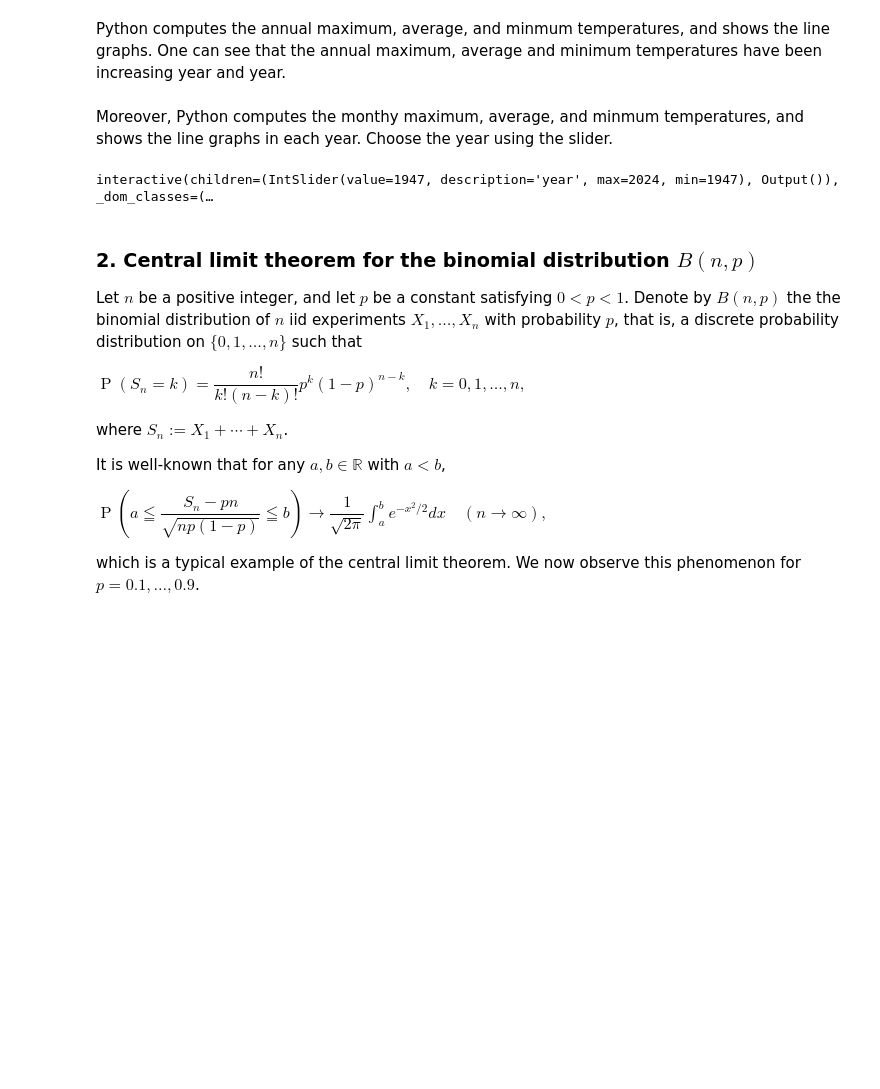
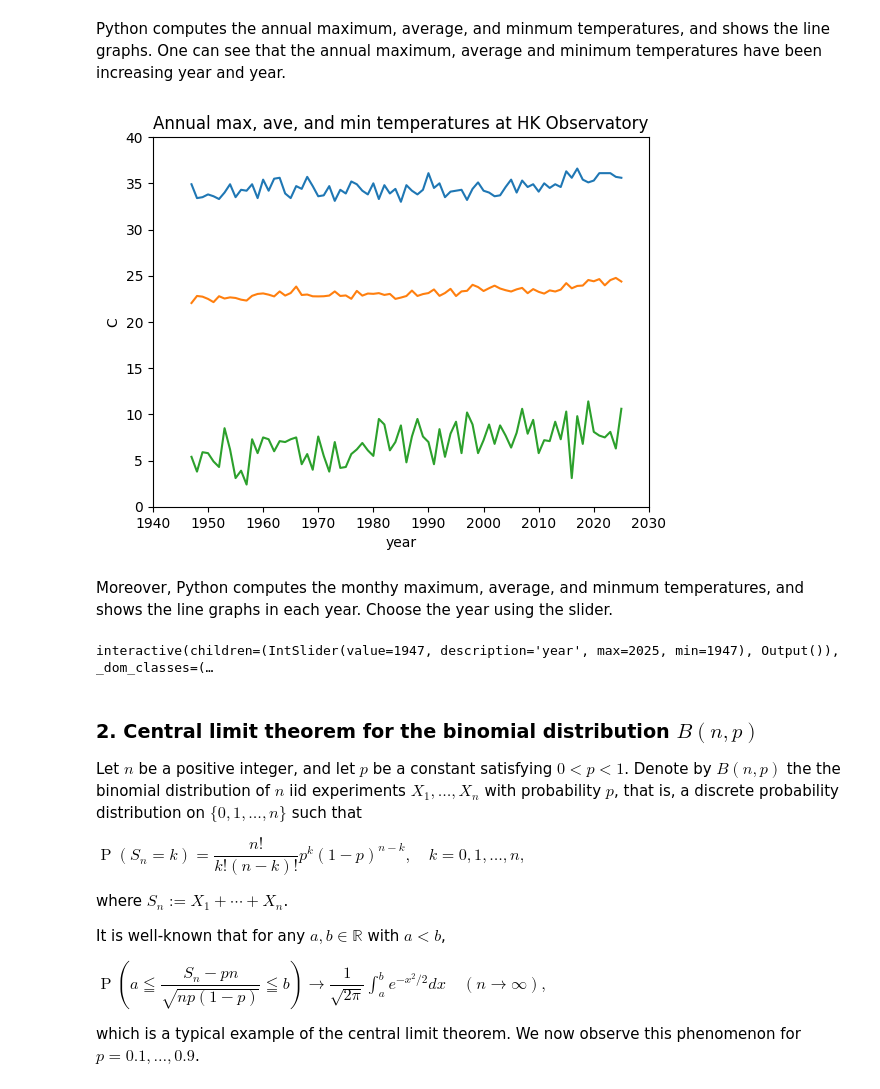
Before and after one commit to fiomfd/ATCM2025, a Jupyter notebook: Data Analysis/python_Data_Analysis.ipynb, the cells around one changed output. Saved outputs shown, nothing was run; the diff lists cells and outputs as text; code cells hidden in the pictures; blank space fills up the shorter version.

```diff
--- a/Data Analysis/python_Data_Analysis.ipynb
+++ b/Data Analysis/python_Data_Analysis.ipynb
@@ -87,7 +87,7 @@ Amean_1885 = Amean[Amean["Year"] >= 1885]
 Amin_1885  = Amin[Amin["Year"] >= 1885]
 A_1885 = Amax_1885.merge(Amean_1885[["Year", "Month", "Day", "Average"]], on=["Year", "Month", "Day"])
 A_1885 = A_1885.merge(Amin_1885[["Year", "Month", "Day", "Minimum"]], on=["Year", "Month", "Day"])
-A_1947_2024 = A_1885[(A_1885["Year"] >= 1947) & (A_1885["Year"] <= 2024)]
-A_1947_2024 = A_1947_2024.copy()
+A_1947_2025 = A_1885[(A_1885["Year"] >= 1947) & (A_1885["Year"] <= 2025)]
+A_1947_2025 = A_1947_2025.copy()
 
 print(A_1885);
@@ -96,30 +111,32 @@ Python computes the annual maximum, average, and minmum temperatures, and shows
 # %%
 numcols = ["Maximum", "Average", "Minimum"]
 for c in numcols:
-    A_1947_2024[c] = (
-        A_1947_2024[c]
+    A_1947_2025[c] = (
+        A_1947_2025[c]
         .astype(str)
         .str.replace(r"[^\d\.\-]", "", regex=True)
         .replace({"": None})
         .pipe(pd.to_numeric, errors="coerce")
     );
 
-Y = A_1947_2024.groupby("Year").agg(
+Y = A_1947_2025.groupby("Year").agg(
     Ymax=("Maximum", "max"),
     Yave=("Average", "mean"),
     Ymin=("Minimum", "min")
 )
 
 plt.plot(Y)
 plt.title("Annual max, ave, and min temperatures at HK Observatory");
 plt.xlim([1940,2030]);
 plt.ylim([0,40]);
 plt.xlabel("year");
 plt.ylabel("C");
+# %% [output]
+[figure, added]
 # %% [markdown]
 Moreover, Python computes the monthy maximum, average, and minmum temperatures, and shows the line graphs in each year. Choose the year using the slider.
 # %%
-M = A_1947_2024.groupby(["Year","Month"]).agg(
+M = A_1947_2025.groupby(["Year","Month"]).agg(
     Mmax=("Maximum", "max"),
     Mave=("Average", "mean"),
     Mmin=("Minimum", "min")
@@ -135,9 +152,9 @@ def hktemp(year=1947):
     plt.ylabel("C");
     plt.grid(False)
     plt.show()
-interact(hktemp,year=(1947, 2024));
+interact(hktemp,year=(1947, 2025));
 # %% [output]
-interactive(children=(IntSlider(value=1947, description='year', max=2024, min=1947), Output()), _dom_classes=(…
+interactive(children=(IntSlider(value=1947, description='year', max=2025, min=1947), Output()), _dom_classes=(…
 # %% [markdown]
 ### 2. Central limit theorem for the binomial distribution $B(n,p)$
 Let $n$ be a positive integer, and let $p$ be a constant satisfying $0 < p < 1$.
```
Also changed, not shown: parts of 2 cells of this notebook.
